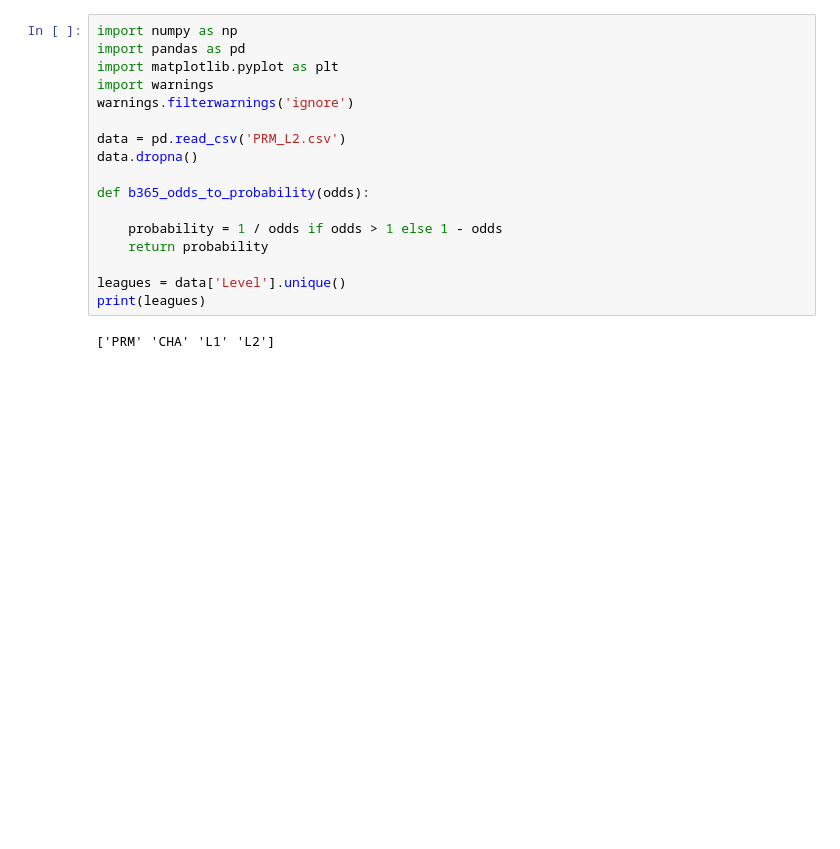
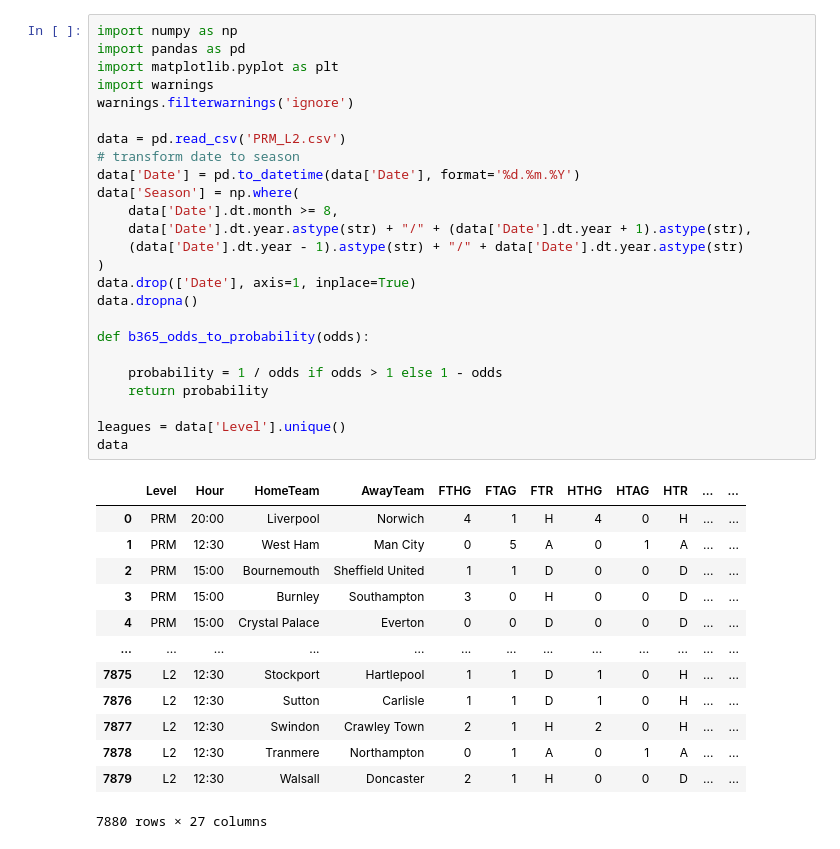
Before and after one commit to jakubzie/HackathonAGH, a Jupyter notebook: wizualizacja.ipynb, the cells around one changed output. Drawn from its saved outputs; the diff is of its cells as text; blank space fills up the shorter version.

```diff
--- a/wizualizacja.ipynb
+++ b/wizualizacja.ipynb
@@ -1,22 +1,42 @@
 # %%
 import numpy as np
 import pandas as pd
 import matplotlib.pyplot as plt
 import warnings
 warnings.filterwarnings('ignore')
 
 data = pd.read_csv('PRM_L2.csv')
+# transform date to season
+data['Date'] = pd.to_datetime(data['Date'], format='%d.%m.%Y')
+data['Season'] = np.where(
+    data['Date'].dt.month >= 8,
+    data['Date'].dt.year.astype(str) + "/" + (data['Date'].dt.year + 1).astype(str),
+    (data['Date'].dt.year - 1).astype(str) + "/" + data['Date'].dt.year.astype(str)
+)
+data.drop(['Date'], axis=1, inplace=True)
 data.dropna()
 
 def b365_odds_to_probability(odds):
 
     probability = 1 / odds if odds > 1 else 1 - odds
     return probability
 
 leagues = data['Level'].unique()
-print(leagues)
+data
 # %% [output]
+|  | Level | Hour | HomeTeam | AwayTeam | FTHG | FTAG | FTR | HTHG | HTAG | HTR | ... | ... |
+| 0 | PRM | 20:00 | Liverpool | Norwich | 4 | 1 | H | 4 | 0 | H | ... | ... |
+| 1 | PRM | 12:30 | West Ham | Man City | 0 | 5 | A | 0 | 1 | A | ... | ... |
+| 2 | PRM | 15:00 | Bournemouth | Sheffield United | 1 | 1 | D | 0 | 0 | D | ... | ... |
+| 3 | PRM | 15:00 | Burnley | Southampton | 3 | 0 | H | 0 | 0 | D | ... | ... |
+| 4 | PRM | 15:00 | Crystal Palace | Everton | 0 | 0 | D | 0 | 0 | D | ... | ... |
+| ... | ... | ... | ... | ... | ... | ... | ... | ... | ... | ... | ... | ... |
+| 7875 | L2 | 12:30 | Stockport | Hartlepool | 1 | 1 | D | 1 | 0 | H | ... | ... |
+| 7876 | L2 | 12:30 | Sutton | Carlisle | 1 | 1 | D | 1 | 0 | H | ... | ... |
+| 7877 | L2 | 12:30 | Swindon | Crawley Town | 2 | 1 | H | 2 | 0 | H | ... | ... |
+| 7878 | L2 | 12:30 | Tranmere | Northampton | 0 | 1 | A | 0 | 1 | A | ... | ... |
+| 7879 | L2 | 12:30 | Walsall | Doncaster | 2 | 1 | H | 0 | 0 | D | ... | ... |
-['PRM' 'CHA' 'L1' 'L2']
+7880 rows × 27 columns
 # %%
 groupedreferees = dane.groupby('Referee')
 referees = {name: referee for name, referee in groupedreferees if len(referee) > 0}
```
Also changed, not shown: parts of 2 cells of this notebook.
